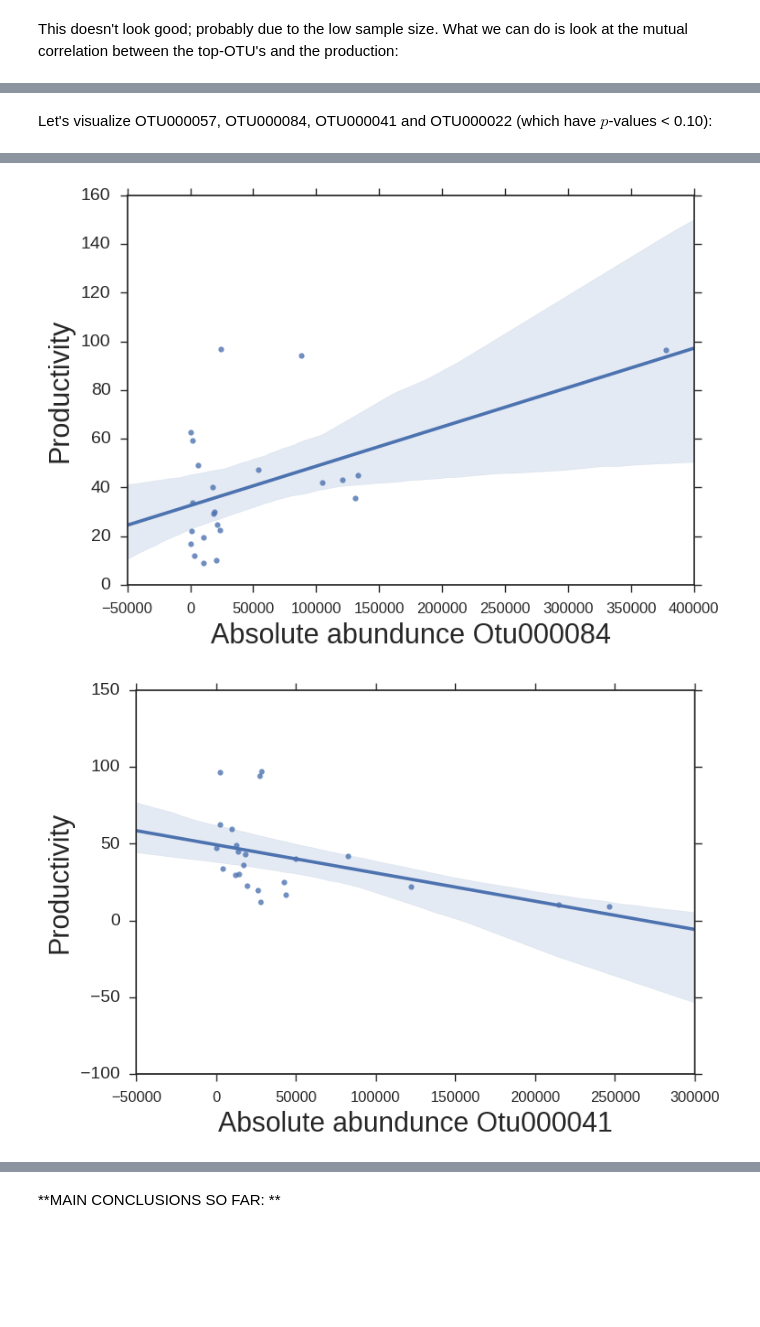
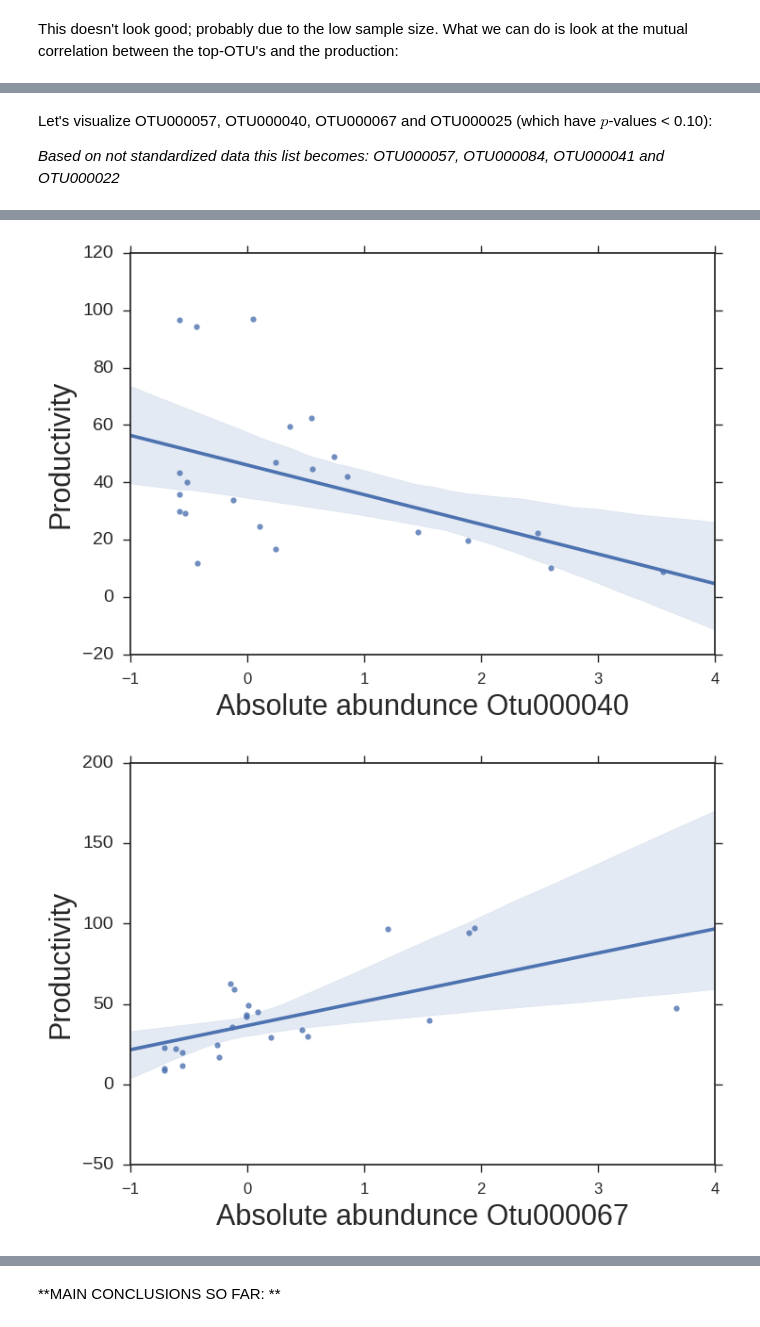
Before and after one commit to rprops/HNA_LNA_productivity, a Jupyter notebook: analysis_prod2.ipynb, the cells around one changed output, grey strips where cells are left out. Saved outputs shown, nothing was run; the diff lists cells and outputs as text; code cells hidden in the pictures; blank space fills up the shorter version.

Commit message:
added standardization step

```diff
--- a/analysis_prod2.ipynb
+++ b/analysis_prod2.ipynb
@@ -67,3 +67,7 @@ Number of OTUs: 97
+# %%
+scaler = StandardScaler()
+data_abs = pd.DataFrame(scaler.fit_transform(data_abs[otus_prod]),index=data_abs.index,columns=otus_prod)
+data_rel = pd.DataFrame(scaler.fit_transform(data_rel[otus_prod]),index=data_rel.index,columns=otus_prod)
 # %% [markdown]
 Let's see how well these OTU's perform in a 4x5 nested Lasso:
 # %%
@@ -264,7 +262,9 @@ display(optimal_scores)
 # %% [markdown]
-Let's visualize OTU000057, OTU000084, OTU000041 and OTU000022 (which have $p$-values < 0.10):
+Let's visualize OTU000057, OTU000040, OTU000067 and OTU000025 (which have $p$-values < 0.10):
+
+_Based on not standardized data this list becomes: OTU000057, OTU000084, OTU000041 and OTU000022_
 # %%
-for otu in ['Otu000057','Otu000084','Otu000041','Otu000022']:
+for otu in ['Otu000057','Otu000040','Otu000067','Otu000025']:
     plt.figure()
     sns.regplot(data_abs.loc[idx_prod, otu], prod)
     plt.xlabel('Absolute abundunce ' + otu, size=22)
@@ -277,2 +277,2 @@ for otu in ['Otu000057','Otu000084','Otu000041','Otu000022']:
-[figure, old version]
+[figure, new version]
-[figure, old version]
+[figure, new version]
```
Also changed, not shown: parts of 17 cells of this notebook.
